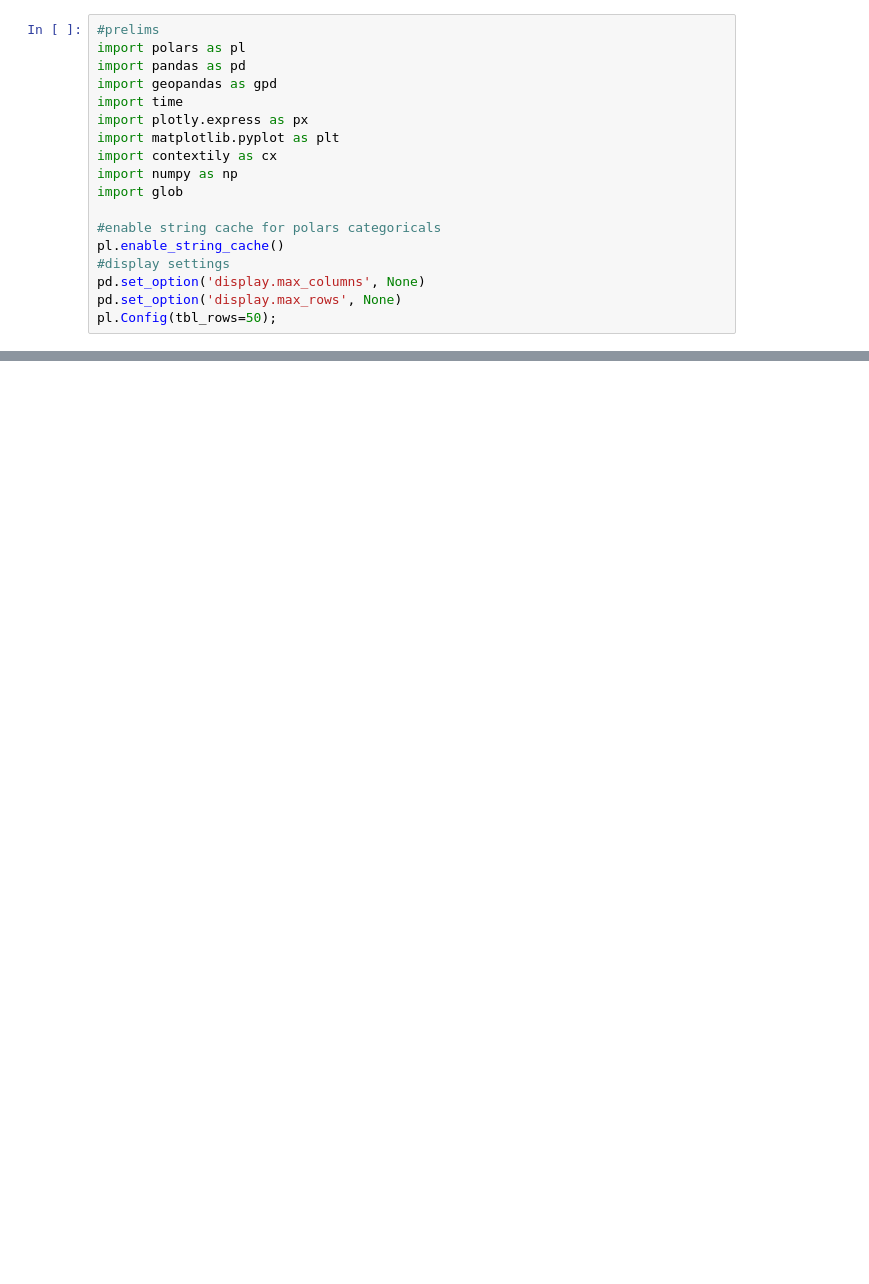
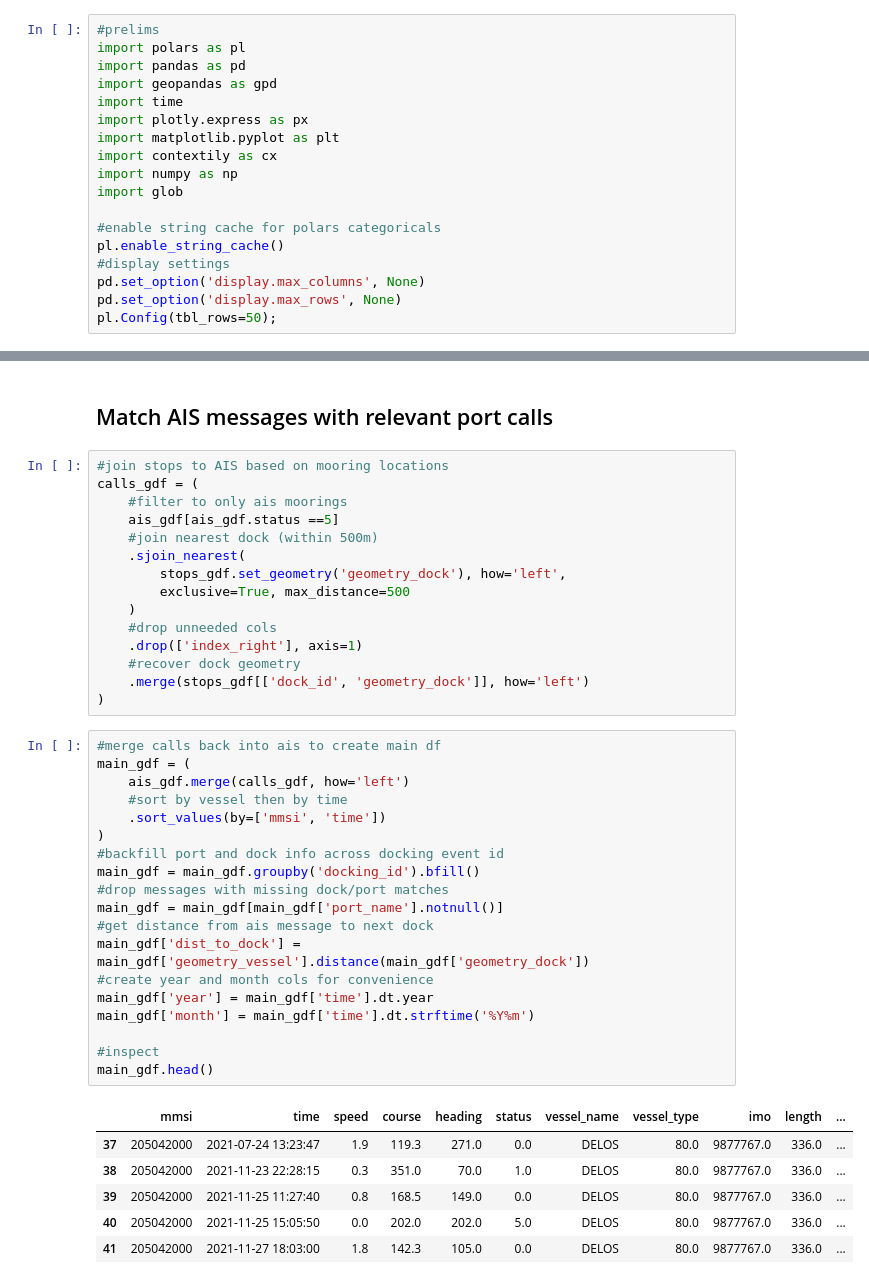
Before and after one commit to epistemetrica/Port-Performance-Project, a Jupyter notebook: sandbox.ipynb, the cells around one changed output, grey strips where cells are left out. Drawn from its saved outputs; the diff is of its cells as text; blank space fills up the shorter version.

Commit message:
refactor port dock and ais matching

```diff
--- a/sandbox.ipynb
+++ b/sandbox.ipynb
@@ -436,0 +308,43 @@ print(df)
+# %% [markdown]
+## Match AIS messages with relevant port calls
+# %%
+#join stops to AIS based on mooring locations
+calls_gdf = (
+    #filter to only ais moorings
+    ais_gdf[ais_gdf.status ==5]
+    #join nearest dock (within 500m)
+    .sjoin_nearest(
+        stops_gdf.set_geometry('geometry_dock'), how='left',
+        exclusive=True, max_distance=500
+    )
+    #drop unneeded cols
+    .drop(['index_right'], axis=1)
+    #recover dock geometry
+    .merge(stops_gdf[['dock_id', 'geometry_dock']], how='left')
+)
+# %%
+#merge calls back into ais to create main df
+main_gdf = (
+    ais_gdf.merge(calls_gdf, how='left')
+    #sort by vessel then by time
+    .sort_values(by=['mmsi', 'time'])
+)
+#backfill port and dock info across docking event id
+main_gdf = main_gdf.groupby('docking_id').bfill()
+#drop messages with missing dock/port matches
+main_gdf = main_gdf[main_gdf['port_name'].notnull()]
+#get distance from ais message to next dock
+main_gdf['dist_to_dock'] = main_gdf['geometry_vessel'].distance(main_gdf['geometry_dock'])
+#create year and month cols for convenience
+main_gdf['year'] = main_gdf['time'].dt.year
+main_gdf['month'] = main_gdf['time'].dt.strftime('%Y%m')
+
+#inspect
+main_gdf.head()
+# %% [output]
+|  | mmsi | time | speed | course | heading | status | vessel_name | vessel_type | imo | length | ... |
+| 37 | 205042000 | 2021-07-24 13:23:47 | 1.9 | 119.3 | 271.0 | 0.0 | DELOS | 80.0 | 9877767.0 | 336.0 | ... |
+| 38 | 205042000 | 2021-11-23 22:28:15 | 0.3 | 351.0 | 70.0 | 1.0 | DELOS | 80.0 | 9877767.0 | 336.0 | ... |
+| 39 | 205042000 | 2021-11-25 11:27:40 | 0.8 | 168.5 | 149.0 | 0.0 | DELOS | 80.0 | 9877767.0 | 336.0 | ... |
+| 40 | 205042000 | 2021-11-25 15:05:50 | 0.0 | 202.0 | 202.0 | 5.0 | DELOS | 80.0 | 9877767.0 | 336.0 | ... |
+| 41 | 205042000 | 2021-11-27 18:03:00 | 1.8 | 142.3 | 105.0 | 0.0 | DELOS | 80.0 | 9877767.0 | 336.0 | ... |
```
Also changed, not shown: parts of 43 cells of this notebook, 2 other files.
